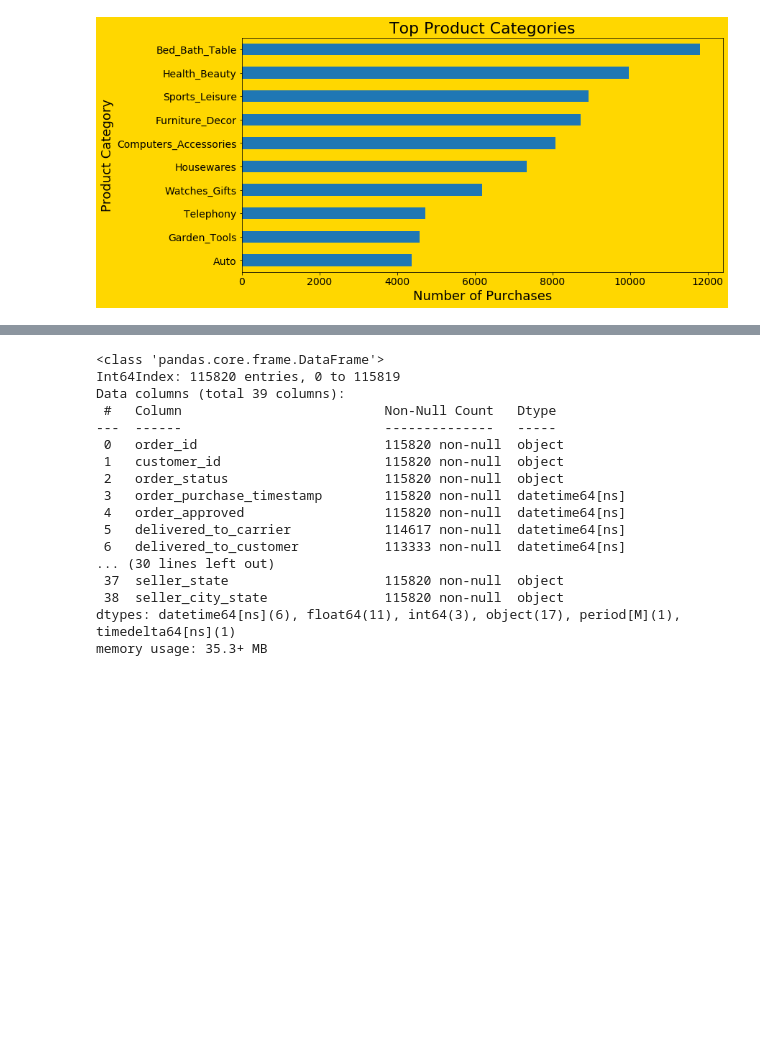
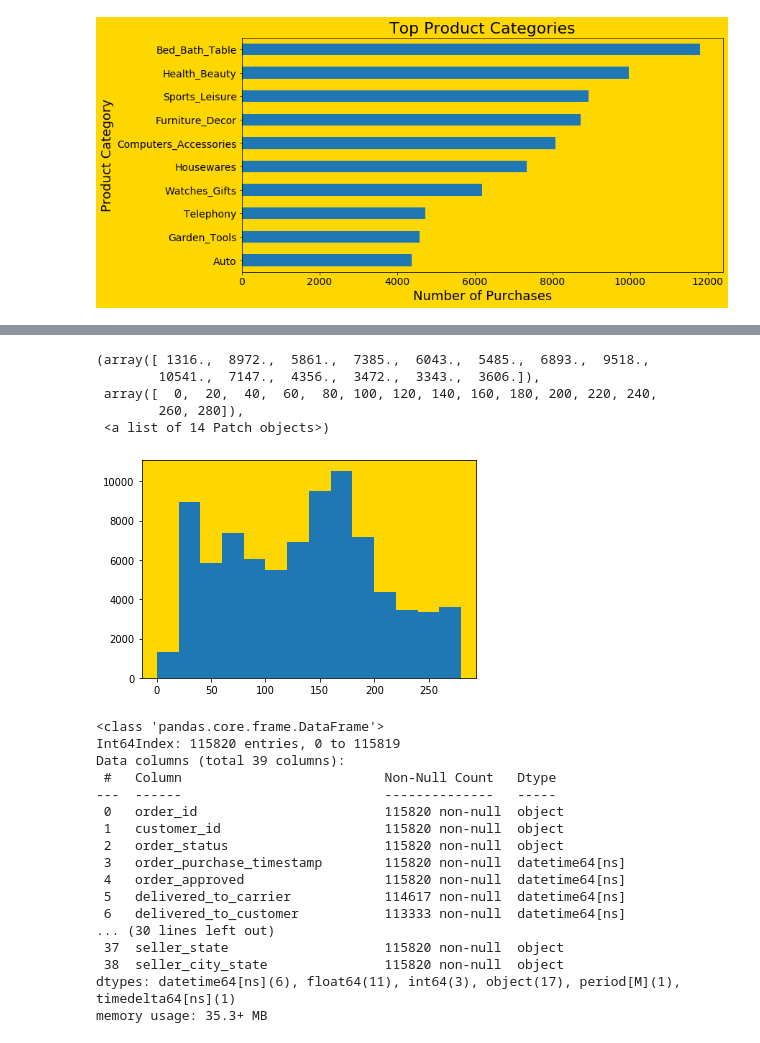
Before and after one commit to RossReisman/Data-Analyst-Portfolio, a Jupyter notebook: Python/brazil/brazil.ipynb, the cells around one changed output, grey strips where cells are left out. Saved outputs shown, nothing was run; the diff lists cells and outputs as text; code cells hidden in the pictures; blank space fills up the shorter version.

```diff
--- a/Python/brazil/brazil.ipynb
+++ b/Python/brazil/brazil.ipynb
@@ -2361,3 +2445,12 @@ plt.show()
+# %%
+plt.hist(master_df['delivery_hours'], bins=[0,20,40,60,80,100,120,140,160,180,200,220,240,260,280])
+# %% [output]
+(array([ 1316.,  8972.,  5861.,  7385.,  6043.,  5485.,  6893.,  9518.,
+        10541.,  7147.,  4356.,  3472.,  3343.,  3606.]),
+ array([  0,  20,  40,  60,  80, 100, 120, 140, 160, 180, 200, 220, 240,
+        260, 280]),
+ <a list of 14 Patch objects>)
+[figure, added]
 # %%
 master_df.info()
 # %% [output]
```
Also changed, not shown: parts of 11 cells of this notebook.
